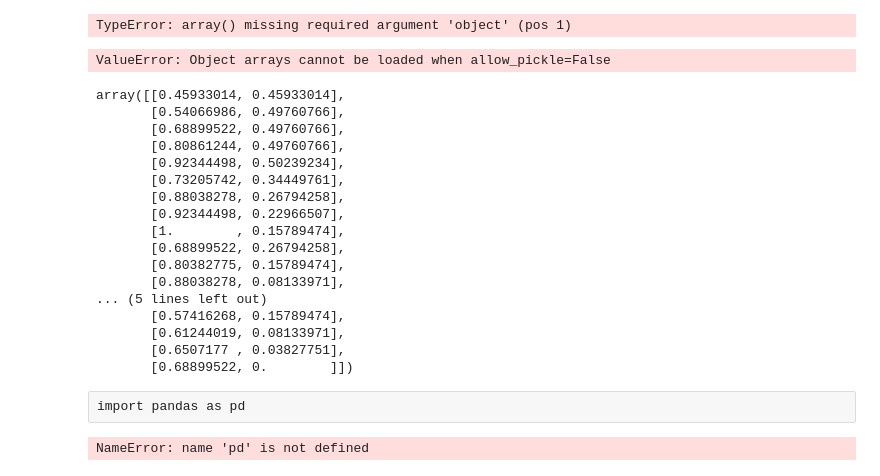
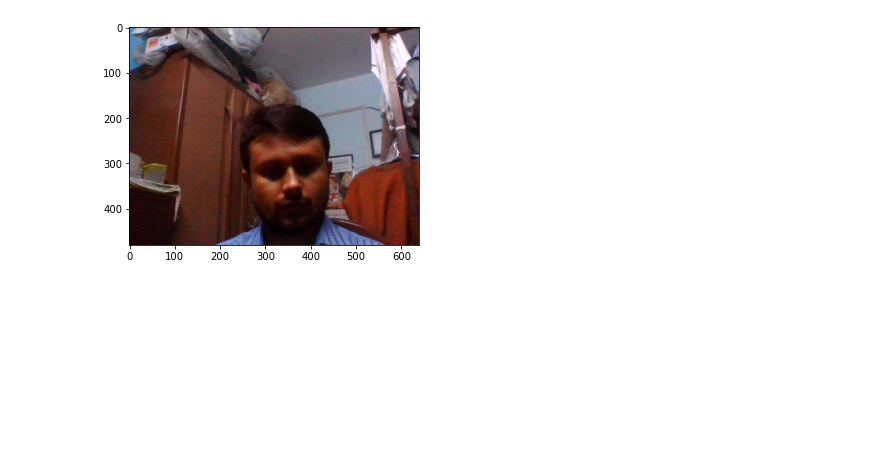
Before and after one commit to sourav301/handgesture, a Jupyter notebook: start_app.ipynb, the cells around one changed output. Saved outputs shown, nothing was run; the diff lists cells and outputs as text; code cells hidden in the pictures; blank space fills up the shorter version.

```diff
--- a/start_app.ipynb
+++ b/start_app.ipynb
@@ -276,35 +215,8 @@ b_normal = (b-min)/(max-min)
-# %%
-a = np.array()
-# %% [output]
-TypeError: array() missing required argument 'object' (pos 1)
-# %%
-data = np.load('data.npy')
-data = data.reshape((-1,4))
-# %% [output]
-ValueError: Object arrays cannot be loaded when allow_pickle=False
-# %%
-b_normal
-# %% [output]
-array([[0.45933014, 0.45933014],
-       [0.54066986, 0.49760766],
-       [0.68899522, 0.49760766],
-       [0.80861244, 0.49760766],
-       [0.92344498, 0.50239234],
-       [0.73205742, 0.34449761],
-       [0.88038278, 0.26794258],
-       [0.92344498, 0.22966507],
-       [1.        , 0.15789474],
-       [0.68899522, 0.26794258],
-       [0.80382775, 0.15789474],
-       [0.88038278, 0.08133971],
-... (5 lines left out)
-       [0.57416268, 0.15789474],
-       [0.61244019, 0.08133971],
-       [0.6507177 , 0.03827751],
-       [0.68899522, 0.        ]])
-# %% [raw]
-import pandas as pd
-# %%
-pd
-# %% [output]
-NameError: name 'pd' is not defined
+# %%
+vid = cv2.VideoCapture(0)
+ret, frame = vid.read()
+plt.imshow(cv2.cvtColor(frame, cv2.COLOR_BGR2RGB))
+plt.show()
+vid.release()
+# %% [output]
+[figure, added]
```
Also changed, not shown: parts of 7 cells of this notebook, 3 other files.
